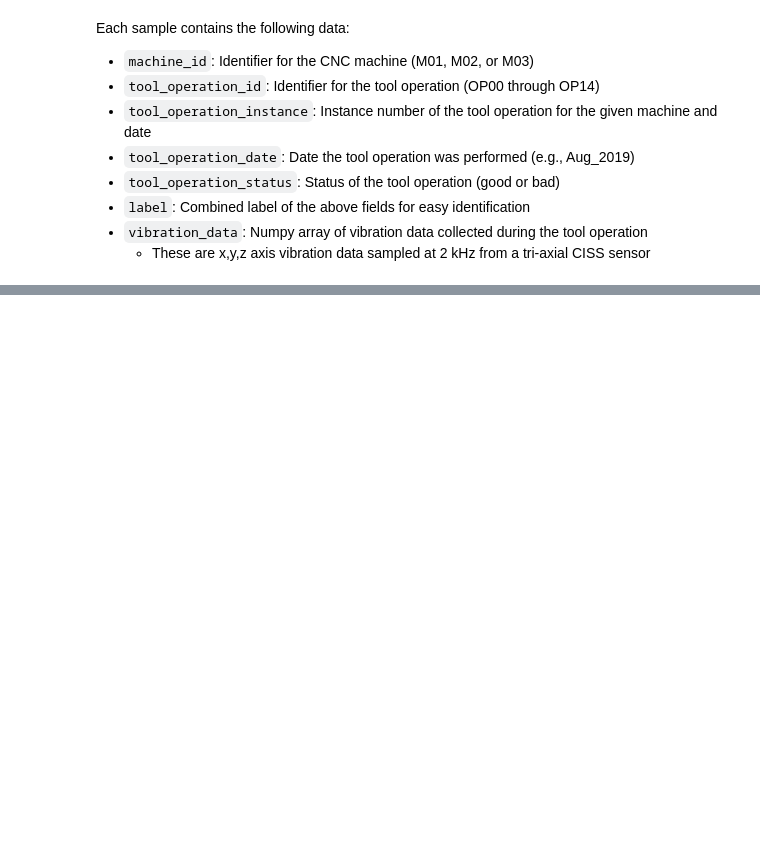
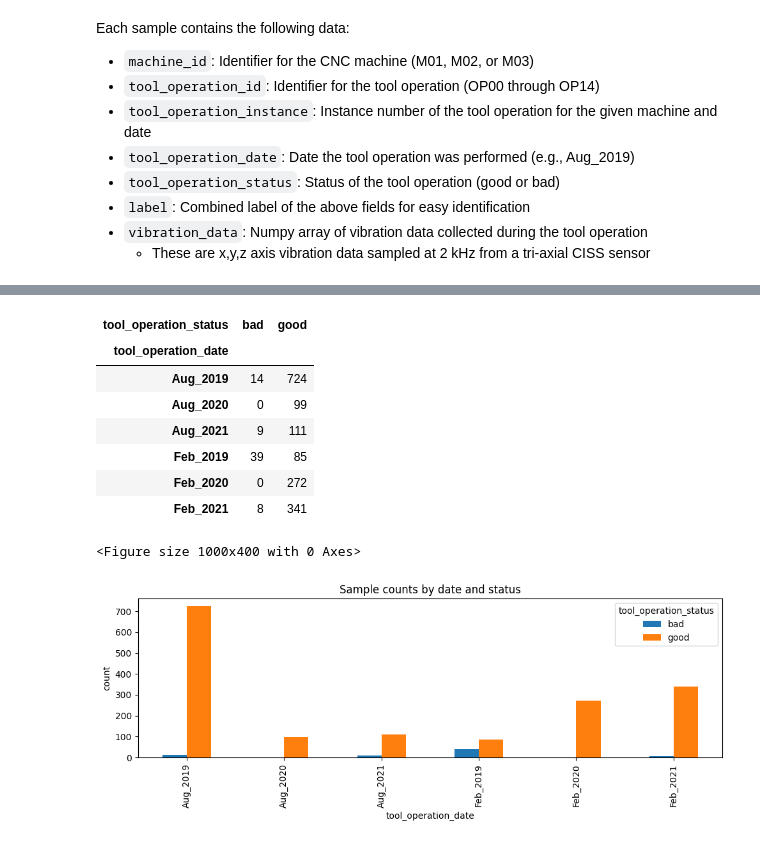
Before and after one commit to NolanRobbins/AAI-530-Final-Project, a Jupyter notebook: notebooks/cnc-predictive-maintenance.ipynb, the cells around one changed output, grey strips where cells are left out. Saved outputs shown, nothing was run; the diff lists cells and outputs as text; code cells hidden in the pictures; blank space fills up the shorter version.

```diff
--- a/notebooks/cnc-predictive-maintenance.ipynb
+++ b/notebooks/cnc-predictive-maintenance.ipynb
@@ -126,0 +196,22 @@ data_loader_utils.plot_vibration_data(bad_row["vibration_data"], label=bad_row["
+# %%
+# Temporal distribution: counts per date and status
+counts = df.groupby(['tool_operation_date', 'tool_operation_status']).size().unstack(fill_value=0)
+display(counts)
+
+plt.figure(figsize=(10,4))
+counts.plot(kind='bar', stacked=False, figsize=(10,4))
+plt.title('Sample counts by date and status')
+plt.ylabel('count')
+plt.tight_layout()
+plt.show()
+# %% [output]
+| tool_operation_status | bad | good |
+| tool_operation_date |  |  |
+| Aug_2019 | 14 | 724 |
+| Aug_2020 | 0 | 99 |
+| Aug_2021 | 9 | 111 |
+| Feb_2019 | 39 | 85 |
+| Feb_2020 | 0 | 272 |
+| Feb_2021 | 8 | 341 |
+<Figure size 1000x400 with 0 Axes>
+[figure, added]
```
Also changed, not shown: parts of 13 cells of this notebook.
